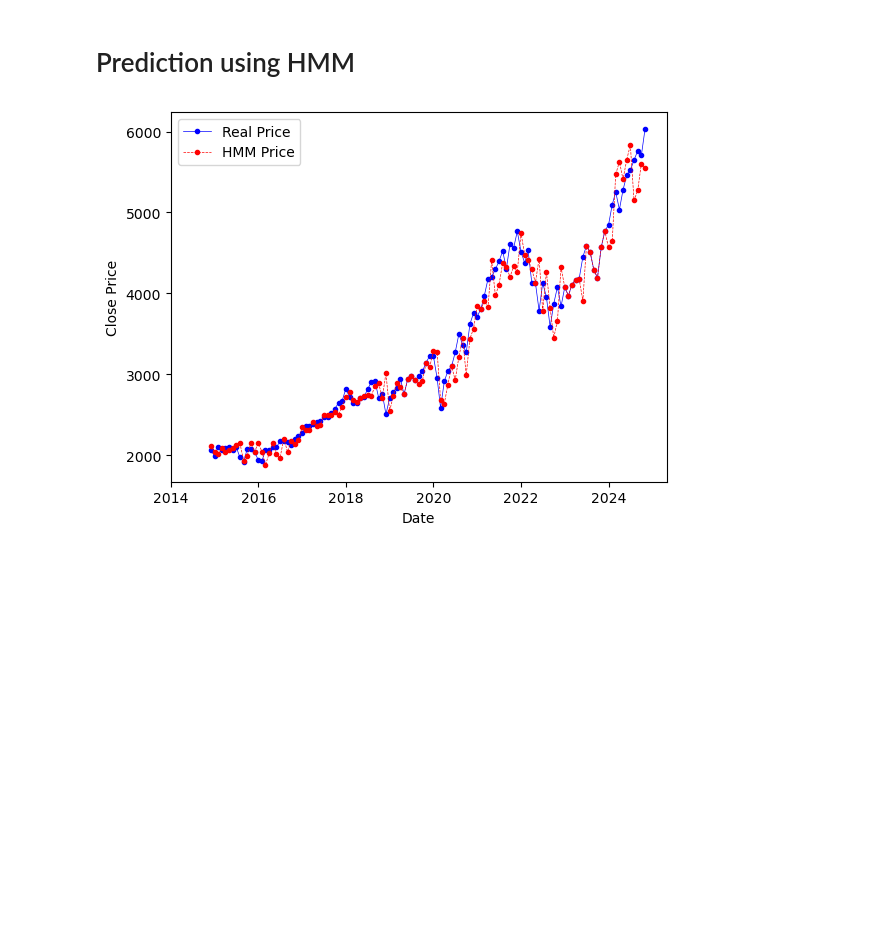
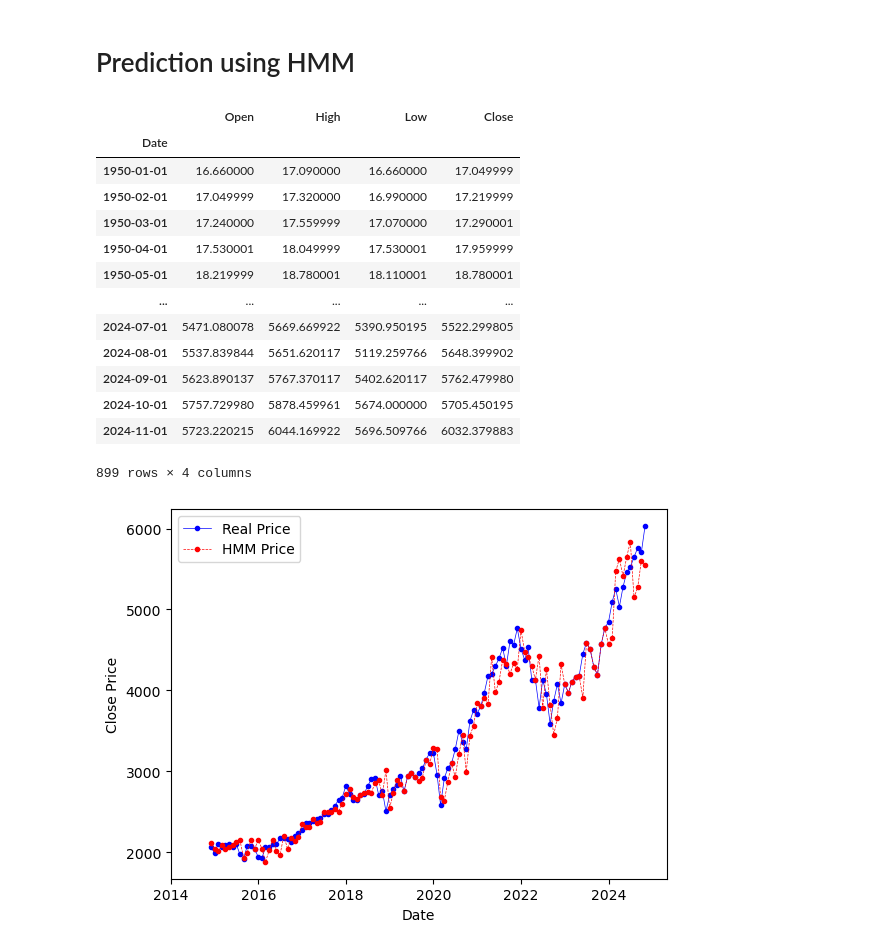
Before and after one commit to rinaaro/TS-project---HMM, a Jupyter notebook: Replication.ipynb, the cells around one changed output. Cells and saved outputs as stored; diff of their text form; code cells hidden in the pictures; blank space fills up the shorter version.

```diff
--- a/Replication.ipynb
+++ b/Replication.ipynb
@@ -245,6 +241,23 @@ Best Model Criteria: {'AIC': 11321.09128916375, 'BIC': 11484.681318560824, 'HQC'
 6
 # %% [markdown]
 # Prediction using HMM
+# %%
+monthly_with_dates
+# %% [output]
+|  | Open | High | Low | Close |
+| Date |  |  |  |  |
+| 1950-01-01 | 16.660000 | 17.090000 | 16.660000 | 17.049999 |
+| 1950-02-01 | 17.049999 | 17.320000 | 16.990000 | 17.219999 |
+| 1950-03-01 | 17.240000 | 17.559999 | 17.070000 | 17.290001 |
+| 1950-04-01 | 17.530001 | 18.049999 | 17.530001 | 17.959999 |
+| 1950-05-01 | 18.219999 | 18.780001 | 18.110001 | 18.780001 |
+| ... | ... | ... | ... | ... |
+| 2024-07-01 | 5471.080078 | 5669.669922 | 5390.950195 | 5522.299805 |
+| 2024-08-01 | 5537.839844 | 5651.620117 | 5119.259766 | 5648.399902 |
+| 2024-09-01 | 5623.890137 | 5767.370117 | 5402.620117 | 5762.479980 |
+| 2024-10-01 | 5757.729980 | 5878.459961 | 5674.000000 | 5705.450195 |
+| 2024-11-01 | 5723.220215 | 6044.169922 | 5696.509766 | 6032.379883 |
+899 rows × 4 columns
 # %%
 # Calculate number of rows and set training window
 T = 779  # Set the starting point for training data (from row 1 to row 779 leaving 120 oos obs)
```
Also changed, not shown: parts of 5 cells of this notebook.
